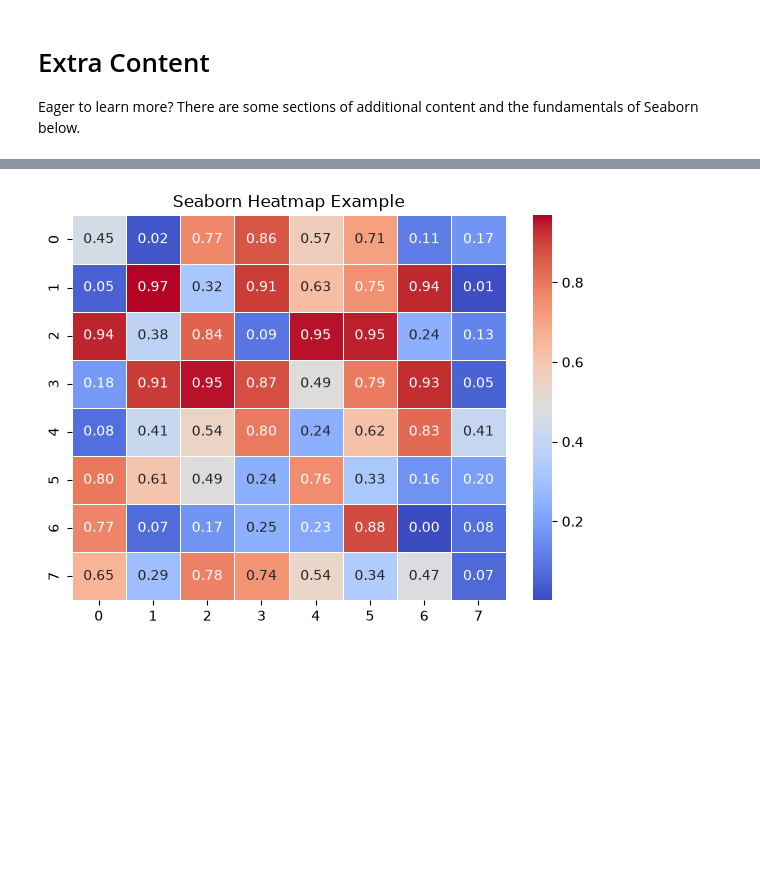
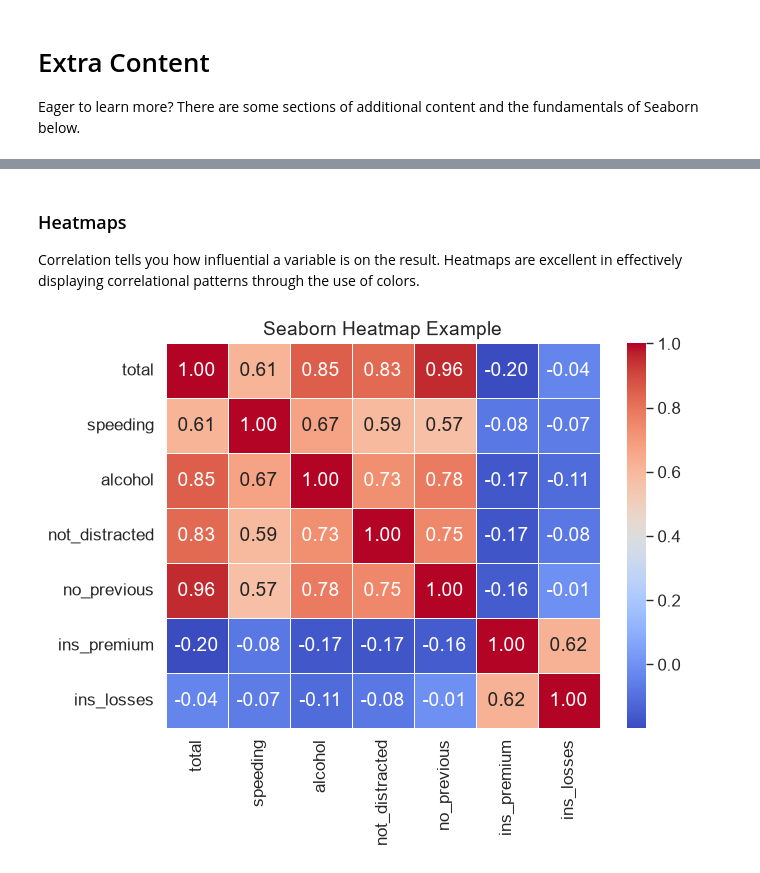
Before and after one commit to cloveday098/NGP_hands_on_lessons, a Jupyter notebook: intro_to_python_plotting/intro_to_python_plotting.ipynb, the cells around one changed output, grey strips where cells are left out. Drawn from its saved outputs; the diff is of its cells as text; code cells hidden in the pictures; blank space fills up the shorter version.

Commit message:
Added optional Seaborn content to notebook; changes reflected in README

```diff
--- a/intro_to_python_plotting/intro_to_python_plotting.ipynb
+++ b/intro_to_python_plotting/intro_to_python_plotting.ipynb
@@ -939,0 +1069,11 @@ Eager to learn more? There are some sections of additional content and the funda
+# %%
+plt.figure(figsize=(8,6))
+
+sns.set_style('dark')
+sns.set_context('talk')
+
+# You can use Matplotlibs color maps for color styling: https://matplotlib.org/3.3.1/tutorials/colors/colormaps.html
+sns.stripplot(x='day',y='total_bill',data=tips_df, hue='sex', palette='seismic')
+
+# Add the optional legend with a location number (best: 0, upper right: 1, upper left: 2, lower left: 3, lower right: 4, https://matplotlib.org/3.3.1/api/_as_gen/matplotlib.pyplot.legend.html) or supply a tuple of x & y from lower left
+plt.legend(loc=0)
@@ -939,0 +1123,19 @@ Eager to learn more? There are some sections of additional content and the funda
+# %%
+plt.figure(figsize=(6,4))
+sns.set_context('paper', font_scale=1.4)
+
+# We can plot a regression plot studying whether total bill effects the tip
+# hue is used to show separation based off of categorical data
+# We see that males tend to tip slightly more
+
+# Let's define different markers for men and women
+sns.lmplot(x='total_bill', y='tip', hue='sex', data=tips_df, markers=['o', '^'],
+          scatter_kws={'s': 100, 'edgecolor': 'w'})
+
+
+# You can separate the data into separate columns for day data
+
+# Makes the fonts more readable
+sns.set_context('poster', font_scale=1.4)
+sns.lmplot(x='total_bill', y='tip', data=tips_df, col='day', hue='sex',
+          height=8, aspect=0.6)
@@ -940,19 +1147,26 @@ Eager to learn more? There are some sections of additional content and the funda
+# %% [markdown]
+### Heatmaps
+
+Correlation tells you how influential a variable is on the result. Heatmaps are excellent in effectively displaying correlational patterns through the use of colors.
 # %%
-# Heatmap Example
-# Create data
-data = np.random.rand(8, 8)
+# Car Crashes Heatmap Example
+
+# Generating correlation data from the car_crashes dataset
+crash_mx = crash_df.corr(numeric_only=True)
 
 # Generate heatmap with built-in annotations and styling
 plt.figure(figsize=(7, 5))
+sns.set_context('paper', font_scale=1.4)
 sns.heatmap(
-    data,
+    crash_mx,
     annot=True,  # Write the numeric values inside cells
     fmt=".2f",  # Round values to two decimal spots
     cmap="coolwarm",  # Pick a diverging color scheme
     linewidths=0.5,  # Add subtle margins between grid boxes
 )
+# Notice that n previous accident is heavily correlated with accidents, while the insurance premium is not
 
 plt.title("Seaborn Heatmap Example")
 plt.show()
 # %% [output]
-[figure, old version]
+[figure, new version]
```
Also changed, not shown: parts of 36 cells of this notebook, 15 other files.
